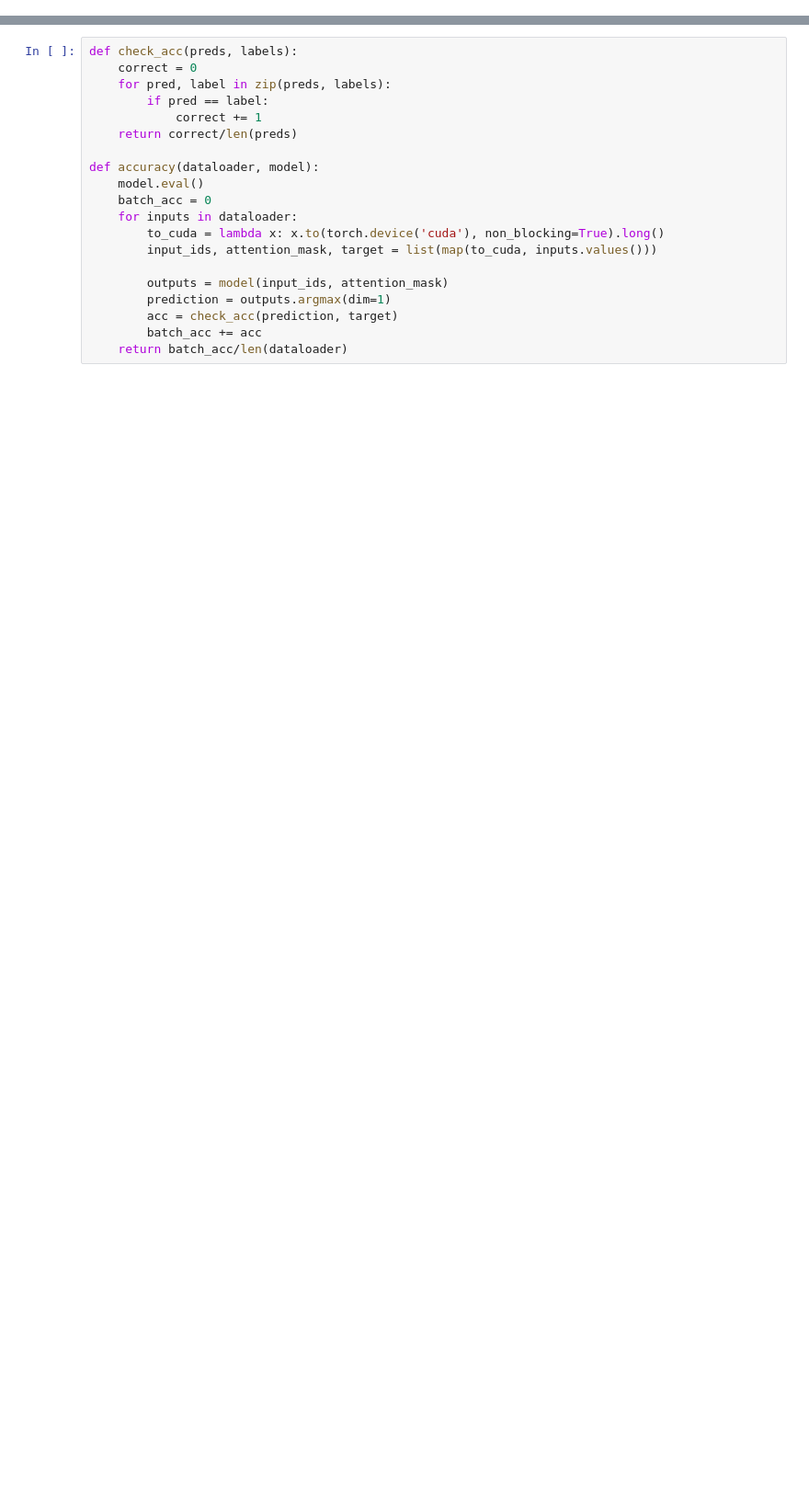
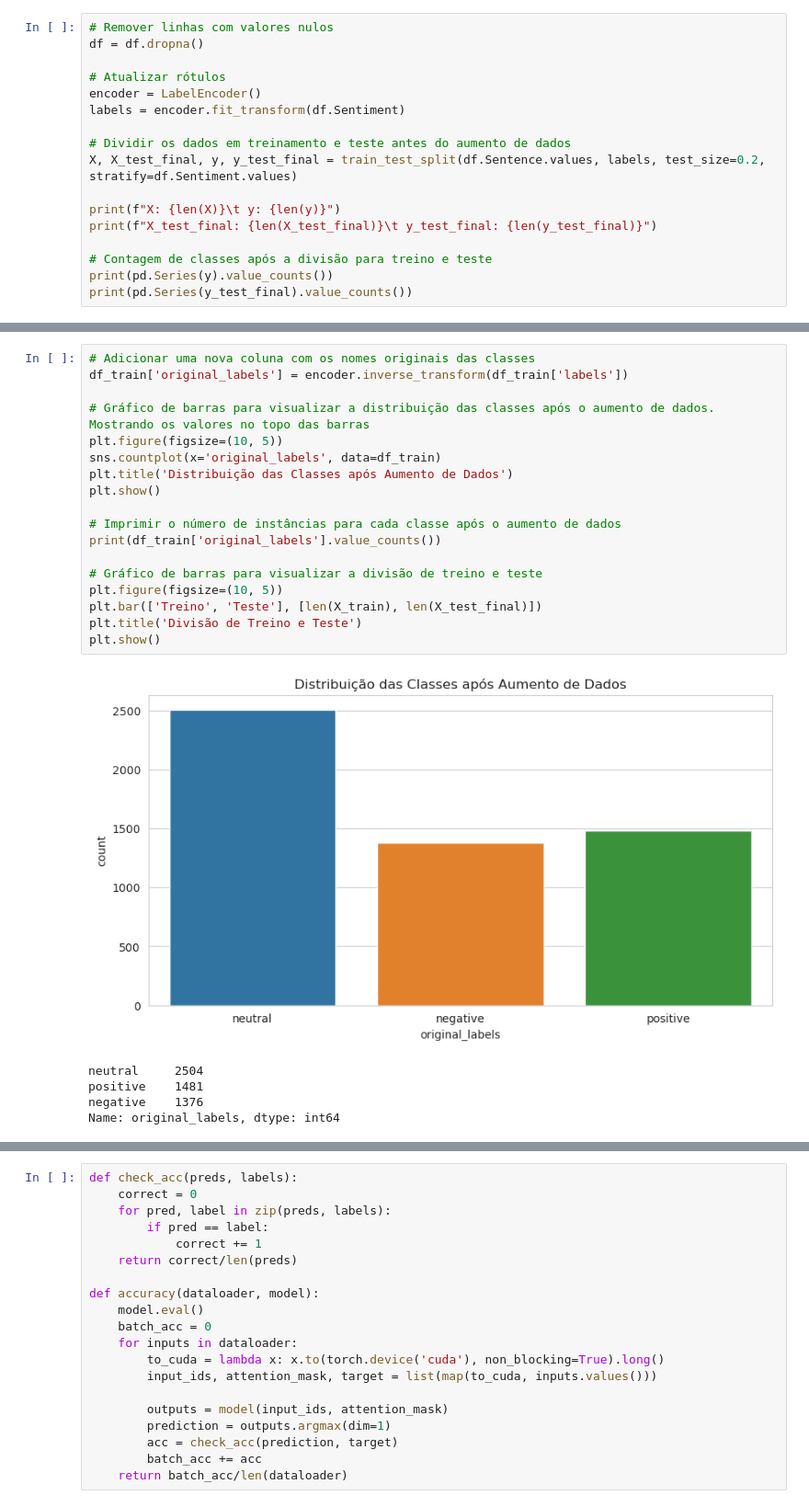
Before and after one commit to LucasJLBraz/DataScience_Mandacaru, a Jupyter notebook: Lucas Braz/BERT_CV_OTIMIN.ipynb, the cells around one changed output, grey strips where cells are left out. Shown at 92% size. Drawn from its saved outputs; the diff is of its cells as text; blank space fills up the shorter version.

```diff
--- a/Lucas Braz/BERT_CV_OTIMIN.ipynb
+++ b/Lucas Braz/BERT_CV_OTIMIN.ipynb
@@ -22,0 +73,17 @@ labels = encoder.fit_transform(df.Sentiment)
+# %%
+# Remover linhas com valores nulos
+df = df.dropna()
+
+# Atualizar rótulos
+encoder = LabelEncoder()
+labels = encoder.fit_transform(df.Sentiment)
+
+# Dividir os dados em treinamento e teste antes do aumento de dados
+X, X_test_final, y, y_test_final = train_test_split(df.Sentence.values, labels, test_size=0.2, stratify=df.Sentiment.values)
+
+print(f"X: {len(X)}\t y: {len(y)}")
+print(f"X_test_final: {len(X_test_final)}\t y_test_final: {len(y_test_final)}")
+
+# Contagem de classes após a divisão para treino e teste
+print(pd.Series(y).value_counts())
+print(pd.Series(y_test_final).value_counts())
@@ -31,0 +143,24 @@ X_train, X_test_final, y_train, y_test_final = train_test_split(df.Sentence.valu
+# %%
+# Adicionar uma nova coluna com os nomes originais das classes
+df_train['original_labels'] = encoder.inverse_transform(df_train['labels'])
+
+# Gráfico de barras para visualizar a distribuição das classes após o aumento de dados. Mostrando os valores no topo das barras
+plt.figure(figsize=(10, 5))
+sns.countplot(x='original_labels', data=df_train)
+plt.title('Distribuição das Classes após Aumento de Dados')
+plt.show()
+
+# Imprimir o número de instâncias para cada classe após o aumento de dados
+print(df_train['original_labels'].value_counts())
+
+# Gráfico de barras para visualizar a divisão de treino e teste
+plt.figure(figsize=(10, 5))
+plt.bar(['Treino', 'Teste'], [len(X_train), len(X_test_final)])
+plt.title('Divisão de Treino e Teste')
+plt.show()
+# %% [output]
+[figure, added]
+neutral     2504
+positive    1481
+negative    1376
+Name: original_labels, dtype: int64
```
Also changed, not shown: parts of 37 cells of this notebook.
